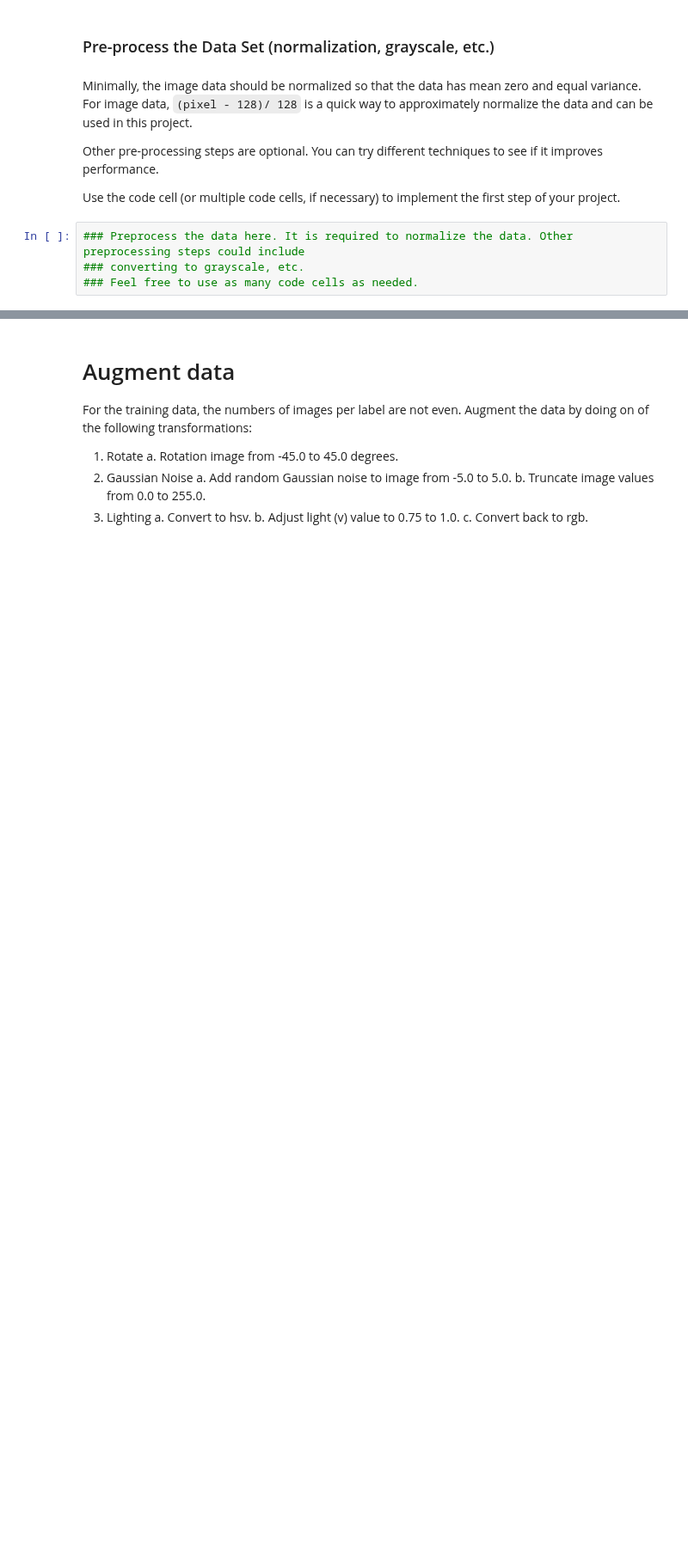
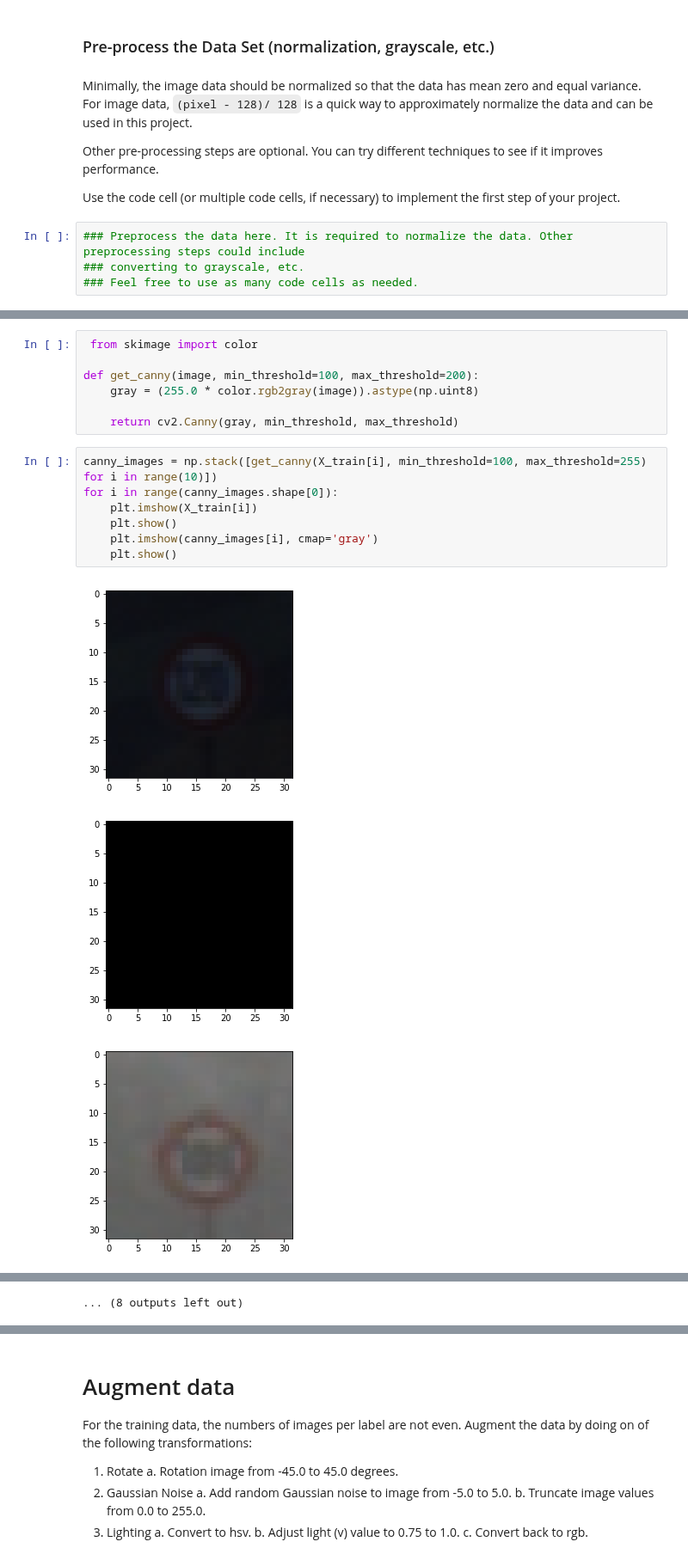
Before and after one commit to ekkus93/CarND-Traffic-Sign-Classifier-Project, a Jupyter notebook: Traffic_Sign_Classifier.ipynb, the cells around one changed output, grey strips where cells are left out. Shown at 86% size. Drawn from its saved outputs; the diff is of its cells as text; blank space fills up the shorter version.

```diff
--- a/Traffic_Sign_Classifier.ipynb
+++ b/Traffic_Sign_Classifier.ipynb
@@ -274,0 +283,18 @@ Use the code cell (or multiple code cells, if necessary) to implement the first
+# %%
+ from skimage import color
+
+def get_canny(image, min_threshold=100, max_threshold=200):
+    gray = (255.0 * color.rgb2gray(image)).astype(np.uint8)
+
+    return cv2.Canny(gray, min_threshold, max_threshold)
+# %%
+canny_images = np.stack([get_canny(X_train[i], min_threshold=100, max_threshold=255) for i in range(10)])
+for i in range(canny_images.shape[0]):
+    plt.imshow(X_train[i])
+    plt.show()
+    plt.imshow(canny_images[i], cmap='gray')
+    plt.show()
+# %% [output]
+[figure, added]
+[figure, added]
+[figure, added]
@@ -275 +310,2 @@ Use the code cell (or multiple code cells, if necessary) to implement the first
+... (8 outputs left out)
 # %%
```
Also changed, not shown: parts of 13 cells of this notebook.
